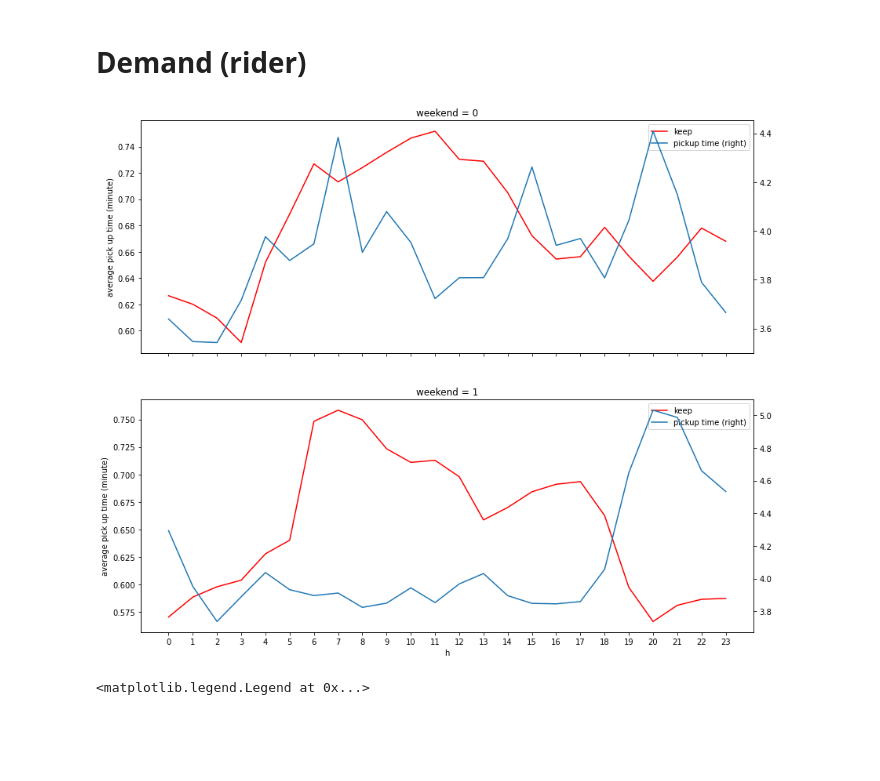
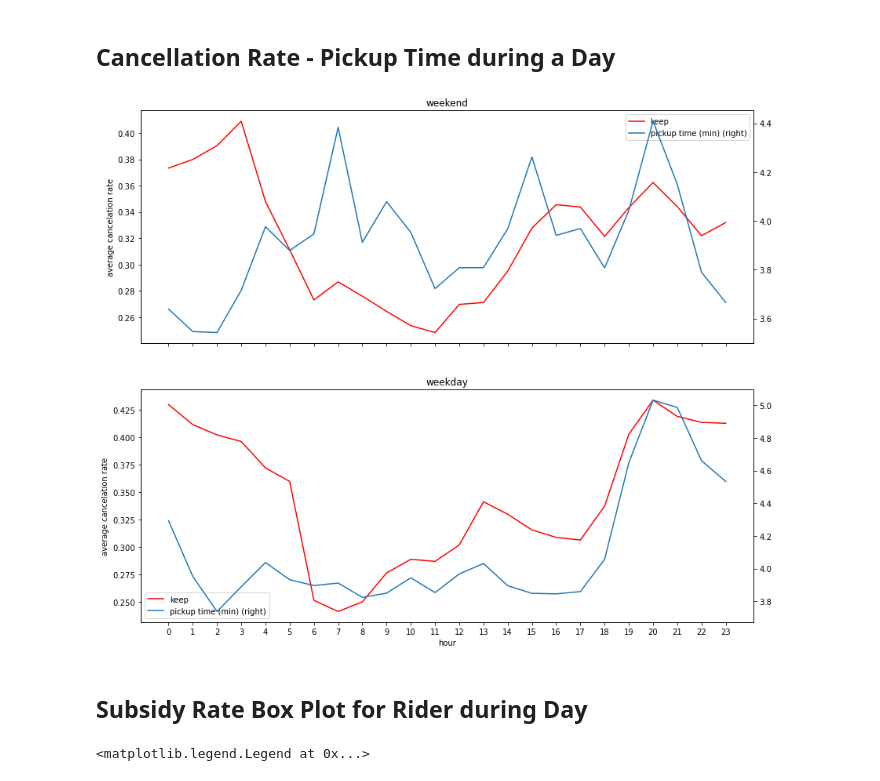
Before and after one commit to eaf4030/Information_Design, a Jupyter notebook: Data Description.ipynb, the cells around one changed output. Drawn from its saved outputs; the diff is of its cells as text; code cells hidden in the pictures; blank space fills up the shorter version.

```diff
--- a/Data Description.ipynb
+++ b/Data Description.ipynb
@@ -16,20 +16,26 @@ from IPython.display import Image
 # %%
 # import Data
 
-df = pd.read_csv('demandserver.csv')
+df = pd.read_csv('/Users/ebrahimfarahani/Documents/tapsi data/demandserver.csv')
-# %% [markdown]
-# Demand (rider)
+# %% [markdown]
+## Cancellation Rate - Pickup Time during a Day
+# %%
+df['canceled'] = 1 - df['keep']
+df['hour'] = df['h']
 # %%
 fig, axes = plt.subplots(2, sharex=True,figsize=(14,12))
 
-for i in range(2):
-    df[df.weekend==i].groupby('h')['keep'].mean().plot(kind='line', legend=True,
-                        ax=axes[i],c='r',  label='keep',xticks=np.arange(0,24,1))
+for key, value in {'weekend':0, 'weekday':1}.items():
 
-    df[df.weekend==i].groupby('h')['driverETA'].mean().plot(kind='line',secondary_y=True,legend=True,
-                        ax=axes[i],label='pickup time',xticks=np.arange(0,24,1),
-                        ylabel="average pick up time (minute)")
-    plt.title('weekend = {}'.format(i))
+    df[df.weekend==value].groupby('hour')['canceled'].mean().plot(kind='line', legend=True,
+                        ax=axes[value],c='r',  label='keep',xticks=np.arange(0,24,1),
+                                ylabel="average cancelation rate")
+    df[df.weekend==value].groupby('hour')['driverETA'].mean().plot(kind='line',secondary_y=True,legend=True,
+                        ax=axes[value],label='pickup time (min)',xticks=np.arange(0,24,1),
+                      )
+    plt.title('{}'.format(key))
 # %% [output]
-[figure, old version]
+[figure, new version]
+# %% [markdown]
+## Subsidy Rate Box Plot for Rider during Day
 # %%
```
Also changed, not shown: parts of 3 cells of this notebook.
